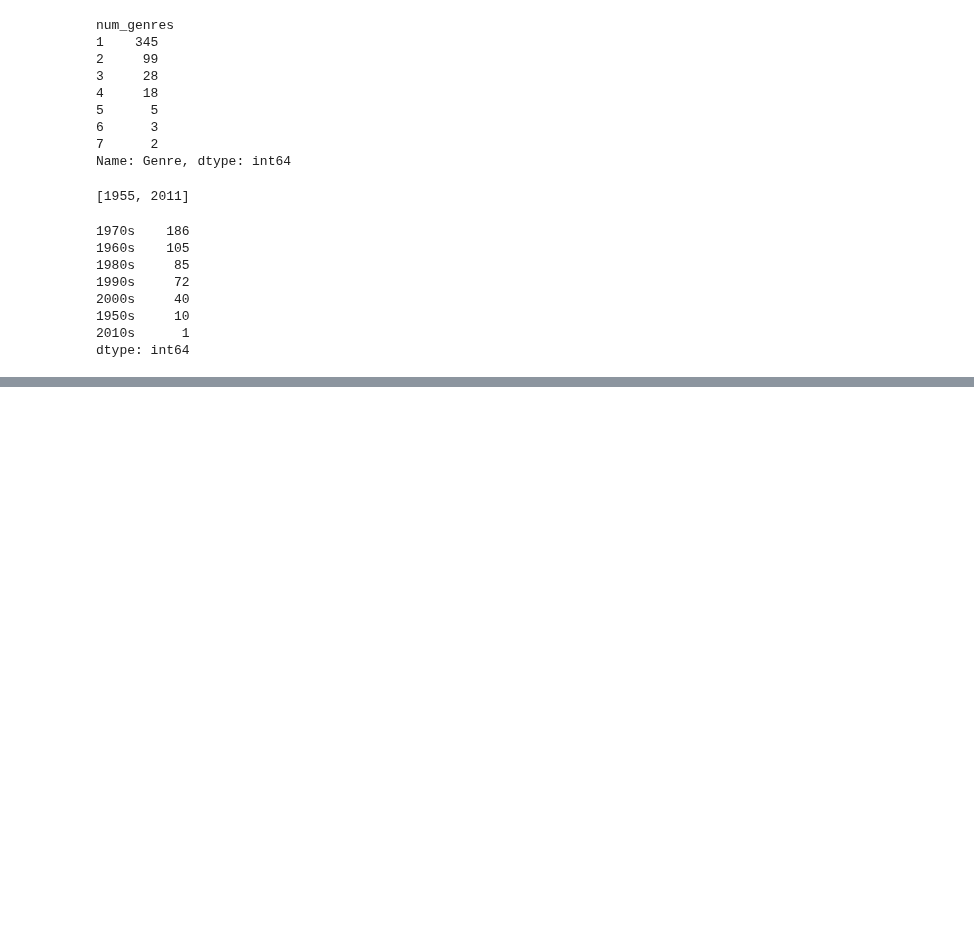
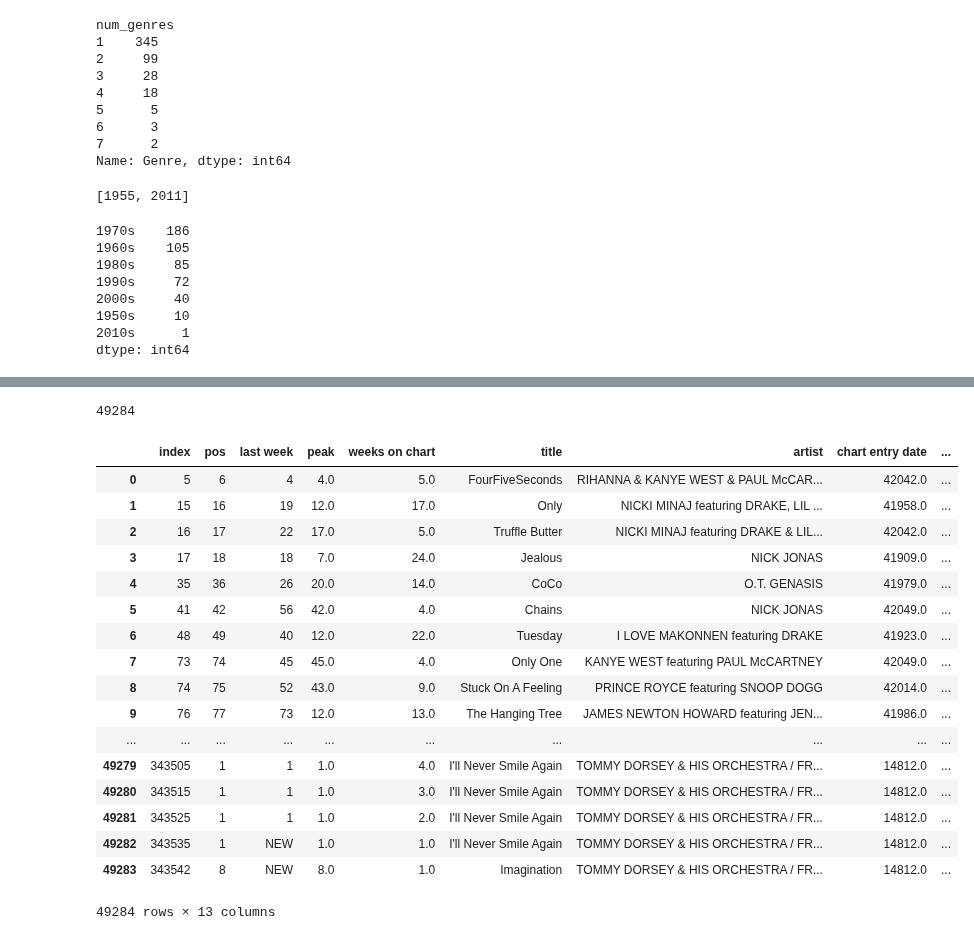
Before and after one commit to taniamukherjee/Storytelling-Project, a Jupyter notebook: Explore Rolling Stone's Top 500 Albums.ipynb, the cells around one changed output, grey strips where cells are left out. Drawn from its saved outputs; the diff is of its cells as text; code cells hidden in the pictures; blank space fills up the shorter version.

```diff
--- a/Explore Rolling Stone's Top 500 Albums.ipynb
+++ b/Explore Rolling Stone's Top 500 Albums.ipynb
@@ -109,3 +114,25 @@ top_500_df[decades_list].sum().sort_values(ascending=False)
 1950s     10
 2010s      1
 dtype: int64
+# %%
+artists = top_500_df.loc[:,'Artist'].unique()
+artists_lower = []
+for artist in artists:
+    artist_lower = artist.lower()
+    if '/' in artist and artist_lower!='ac/dc':
+        artist_modified_list = artist_lower.split('/')
+        for artist_modified in artist_modified_list:
+            artists_lower.append(artist_modified)
+    else:
+        artists_lower.append(artist_lower)
+
+rolling_stone_artists =[]
+
+########################################################
+#
+#need metadata for band X
+for artist in artists_lower:
+    if artist != 'x':
+        rolling_stone_artists.append(artist)
+
+rolling_stone_artists
@@ -111,0 +157,4 @@ dtype: int64
+# %%
+billboard_csv = 'billboard_top_100_songs.csv'
+billboard_df = pd.read_csv(billboard_csv)
+billboard_df.head()
@@ -111,0 +168,39 @@ dtype: int64
+# %%
+billboard_columns = billboard_df.columns.values
+billboard_df_filtered = pd.DataFrame(columns = billboard_columns)
+index_list = []
+artist_index_list = []
+for index,row in billboard_df.iterrows():
+    artist = row['artist']
+    for rolling_stone_artist in rolling_stone_artists:
+        if artist.lower().find(rolling_stone_artist) !=-1:
+            index_list.append(index)
+            artist_index_list.append(rolling_stone_artist)
+# %%
+billboard_df_filtered = billboard_df.iloc[index_list,:]
+billboard_df_filtered = billboard_df_filtered.reset_index()
+len(billboard_df_filtered)
+# %% [output]
+49284
+# %%
+billboard_df_filtered['rolling stone artist'] = pd.Series(artist_index_list)
+billboard_df_filtered
+# %% [output]
+|  | index | pos | last week | peak | weeks on chart | title | artist | chart entry date | ... |
+| 0 | 5 | 6 | 4 | 4.0 | 5.0 | FourFiveSeconds | RIHANNA & KANYE WEST & PAUL McCAR... | 42042.0 | ... |
+| 1 | 15 | 16 | 19 | 12.0 | 17.0 | Only | NICKI MINAJ featuring DRAKE, LIL ... | 41958.0 | ... |
+| 2 | 16 | 17 | 22 | 17.0 | 5.0 | Truffle Butter | NICKI MINAJ featuring DRAKE & LIL... | 42042.0 | ... |
+| 3 | 17 | 18 | 18 | 7.0 | 24.0 | Jealous | NICK JONAS | 41909.0 | ... |
+| 4 | 35 | 36 | 26 | 20.0 | 14.0 | CoCo | O.T. GENASIS | 41979.0 | ... |
+| 5 | 41 | 42 | 56 | 42.0 | 4.0 | Chains | NICK JONAS | 42049.0 | ... |
+| 6 | 48 | 49 | 40 | 12.0 | 22.0 | Tuesday | I LOVE MAKONNEN featuring DRAKE | 41923.0 | ... |
+| 7 | 73 | 74 | 45 | 45.0 | 4.0 | Only One | KANYE WEST featuring PAUL McCARTNEY | 42049.0 | ... |
+| 8 | 74 | 75 | 52 | 43.0 | 9.0 | Stuck On A Feeling | PRINCE ROYCE featuring SNOOP DOGG | 42014.0 | ... |
+| 9 | 76 | 77 | 73 | 12.0 | 13.0 | The Hanging Tree | JAMES NEWTON HOWARD featuring JEN... | 41986.0 | ... |
+| ... | ... | ... | ... | ... | ... | ... | ... | ... | ... |
+| 49279 | 343505 | 1 | 1 | 1.0 | 4.0 | I'll Never Smile Again | TOMMY DORSEY & HIS ORCHESTRA / FR... | 14812.0 | ... |
+| 49280 | 343515 | 1 | 1 | 1.0 | 3.0 | I'll Never Smile Again | TOMMY DORSEY & HIS ORCHESTRA / FR... | 14812.0 | ... |
+| 49281 | 343525 | 1 | 1 | 1.0 | 2.0 | I'll Never Smile Again | TOMMY DORSEY & HIS ORCHESTRA / FR... | 14812.0 | ... |
+| 49282 | 343535 | 1 | NEW | 1.0 | 1.0 | I'll Never Smile Again | TOMMY DORSEY & HIS ORCHESTRA / FR... | 14812.0 | ... |
+| 49283 | 343542 | 8 | NEW | 8.0 | 1.0 | Imagination | TOMMY DORSEY & HIS ORCHESTRA / FR... | 14812.0 | ... |
+49284 rows × 13 columns
```
Also changed, not shown: parts of 16 cells of this notebook.
